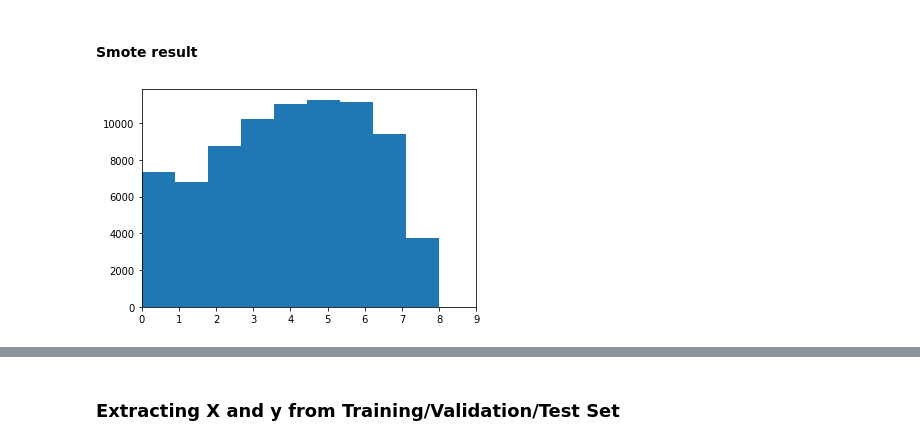
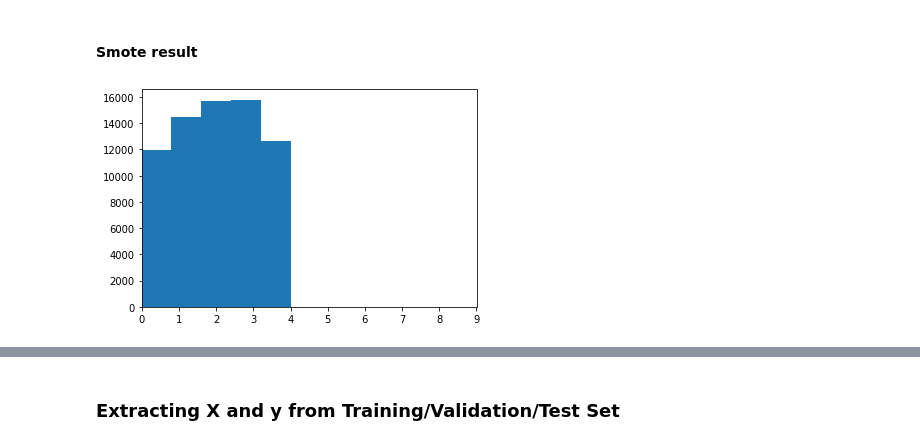
Before and after one commit to MickPerl/DataAnalyticsProject, a Jupyter notebook: notebook.ipynb, the cells around one changed output, grey strips where cells are left out. Drawn from its saved outputs; the diff is of its cells as text; code cells hidden in the pictures.

```diff
--- a/notebook.ipynb
+++ b/notebook.ipynb
@@ -32,6 +32,8 @@ from scipy.spatial.distance import pdist, cdist, squareform
 np.random.seed(13)
 
 pd.set_option('display.max_columns', None) # to display all columns
+# %%
+NR_BINS = 5
 # %% [markdown]
 # DATA ACQUISITION
 # %% [markdown]
@@ -442,7 +444,7 @@ len(df)
 # %% [markdown]
 Binning technique
 # %%
-binning = pd.cut(df['rating_mean'], bins=9, labels=False)
+binning = pd.cut(df['rating_mean'], bins= NR_BINS, labels=False)
 df['bin_y'] = binning
 # %% [markdown]
 ### Train/Test/Validation set splitting
@@ -537,11 +535,11 @@ y_train_categorical = df_train['bin_y']
 # %% [markdown]
 #### Smote result
 # %%
-y_train_categorical.hist(bins=9, grid=False)
+y_train_categorical.hist(bins=NR_BINS, grid=False)
 plt.xlim([0, 9])
 plt.show()
 # %% [output]
-[figure, old version]
+[figure, new version]
 # %%
 Image(os.path.join("images", "Discrete labels before SMOTE.png"))
 # %% [output]
```
Also changed, not shown: parts of 47 cells of this notebook.
